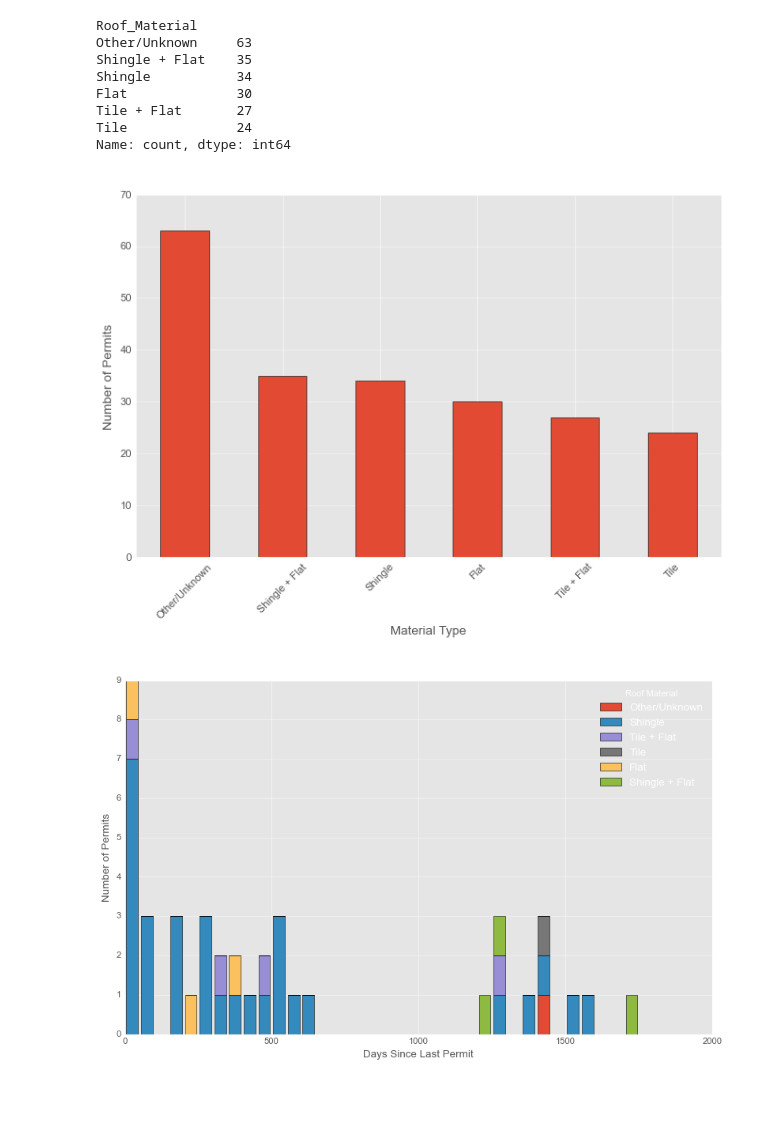
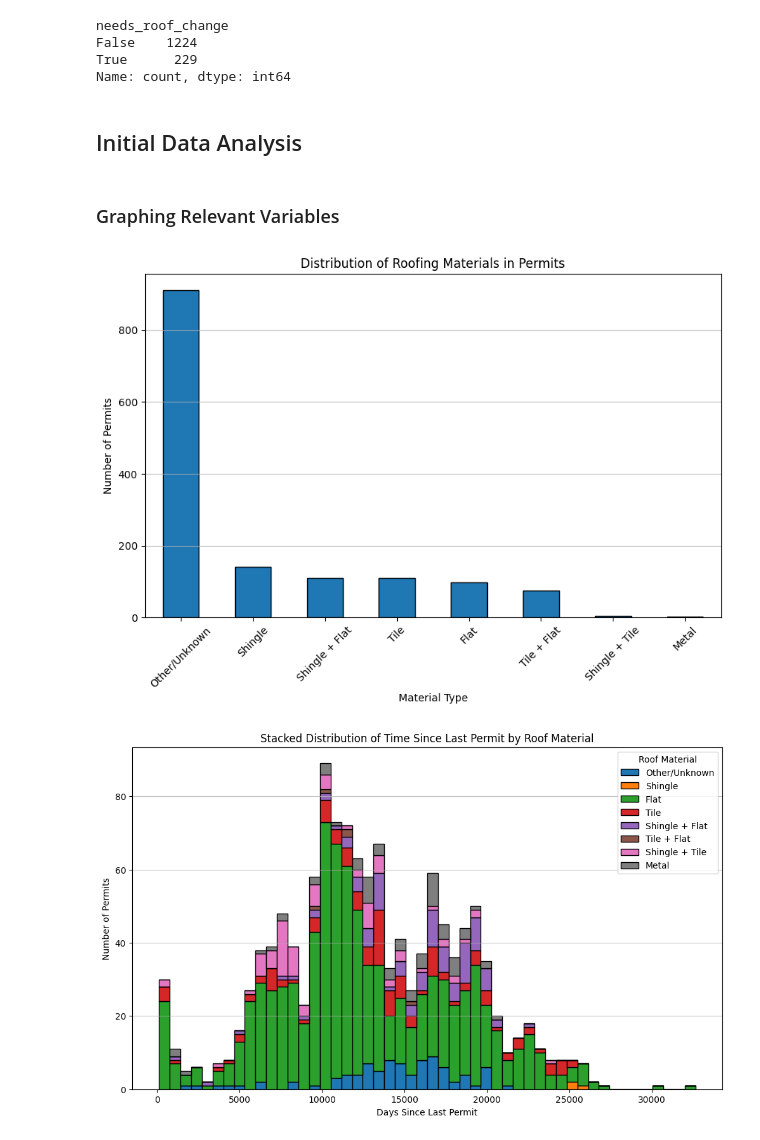
Before and after one commit to Fernando-Cortes-Renteria/DataMiningProject, a Jupyter notebook: main.ipynb, the cells around one changed output. Saved outputs shown, nothing was run; the diff lists cells and outputs as text; code cells hidden in the pictures; blank space fills up the shorter version.

```diff
--- a/main.ipynb
+++ b/main.ipynb
@@ -41,0 +179,5 @@ merged_df = pd.merge(permits, florida_residential, left_on='ParcelID', right_on=
+# %%
+df_pembroke.set_index('ParcelID', inplace=True)
+df_pembroke.drop('Address', axis=1, inplace=True)
+# %%
+df = pd.concat([df, df_pembroke], ignore_index=True)
@@ -42,9 +285,22 @@ merged_df = pd.merge(permits, florida_residential, left_on='ParcelID', right_on=
 # %%
-# print the parcels with multiple permits
-duplicated_permits = merged_df["ParcelID"].value_counts()[merged_df["ParcelID"].value_counts() > 1]
+# idenntify the parcels with multiple permits
+duplicated_permits = df["ParcelID"].value_counts()[df["ParcelID"].value_counts() > 1]
 
-final_df = merged_df[merged_df['ParcelID'].isin(duplicated_permits.index)]
+df['multiple_re_roofs'] = df.groupby("ParcelID")["ParcelID"].transform("count") > 1
 
-final_df = final_df.sort_values(by='Applied Date')
-final_df['Time Since Last Permit'] = final_df.groupby('ParcelID')['Applied Date'].diff().dt.days
+df = df.sort_values(by='Applied Date')
+df['Time Since Last Permit'] = df.groupby('ParcelID')['Applied Date'].diff().dt.days
+
+df = df[df['year_built'] != 0]
+
+# Convert year_built into a datetime (Jan 1 of that year)
+df["year_built"] = pd.to_datetime(df["year_built"].astype(str), format="%Y")
+
+# Compute difference in days between Applied Date and built_date
+fill_values = (df["Applied Date"] - df["year_built"]).dt.days
+
+# Fill NaNs in 'Time Since Last Permit' with this difference
+df["Time Since Last Permit"] = df["Time Since Last Permit"].fillna(fill_values)
+
+train_df = df[df['multiple_re_roofs'] == True]
 # %%
@@ -126,21 +313,30 @@ final_df['Roof_Material'] = final_df['WorkType'].apply(normalize_material)
-# %%
-final_df['Roof_Material'].value_counts()
-# %% [output]
-Roof_Material
-Other/Unknown     63
-Shingle + Flat    35
-Shingle           34
-Flat              30
-Tile + Flat       27
-Tile              24
-Name: count, dtype: int64
+# %%
+# Defining my primary boolean indicator:
+
+df['too_close'] = df['Time Since Last Permit'].notna() & (df['Time Since Last Permit'] <= 1)
+
+
+df["needs_roof_change"] = False
+mask = df["ParcelID"].duplicated(keep="last") & ~df["too_close"]
+df.loc[mask, "needs_roof_change"] = True
+# %%
+df['needs_roof_change'].value_counts()
+# %% [output]
+needs_roof_change
+False    1224
+True      229
+Name: count, dtype: int64
+# %% [markdown]
+## Initial Data Analysis
+# %% [markdown]
+### Graphing Relevant Variables
 # %%
 import matplotlib.pyplot as plt
 import matplotlib as mpl
 import numpy as np
 
 # Count normalized categories
-material_counts = final_df["Roof_Material"].value_counts()
+material_counts = df["Roof_Material"].value_counts()
 
 # Plot
 plt.figure(figsize=(10,6))
@@ -152,31 +348,31 @@ plt.xticks(rotation=45)
 plt.grid(axis="y", alpha=0.75)
 plt.show()
 # %% [output]
-[figure, old version]
+[figure, new version]
 # %%
 # Filter out NaN and 0 values
-data = final_df[
-    final_df["Time Since Last Permit"].notna() &
-    (final_df["Time Since Last Permit"] != 0)
+data = df[
+    df["Time Since Last Permit"].notna() &
+    (df["Time Since Last Permit"] > 90)
 ]
 
 # Prepare the data grouped by roof material
 grouped = [
     group["Time Since Last Permit"].values
     for _, group in data.groupby("Roof_Material")
 ]
 
 labels = data["Roof_Material"].unique()
 
 # Plot stacked histogram
 plt.figure(figsize=(12, 7))
-plt.hist(grouped, bins=np.arange(0, 2000, 50), stacked=True, label=labels, edgecolor="black")
+plt.hist(grouped, bins=50, stacked=True, label=labels, edgecolor="black")
 
 plt.title("Stacked Distribution of Time Since Last Permit by Roof Material")
 plt.xlabel("Days Since Last Permit")
 plt.ylabel("Number of Permits")
 plt.legend(title="Roof Material")
 plt.grid(axis="y", alpha=0.75)
 plt.show()
 # %% [output]
-[figure, old version]
+[figure, new version]
```
Also changed, not shown: parts of 98 cells of this notebook.
